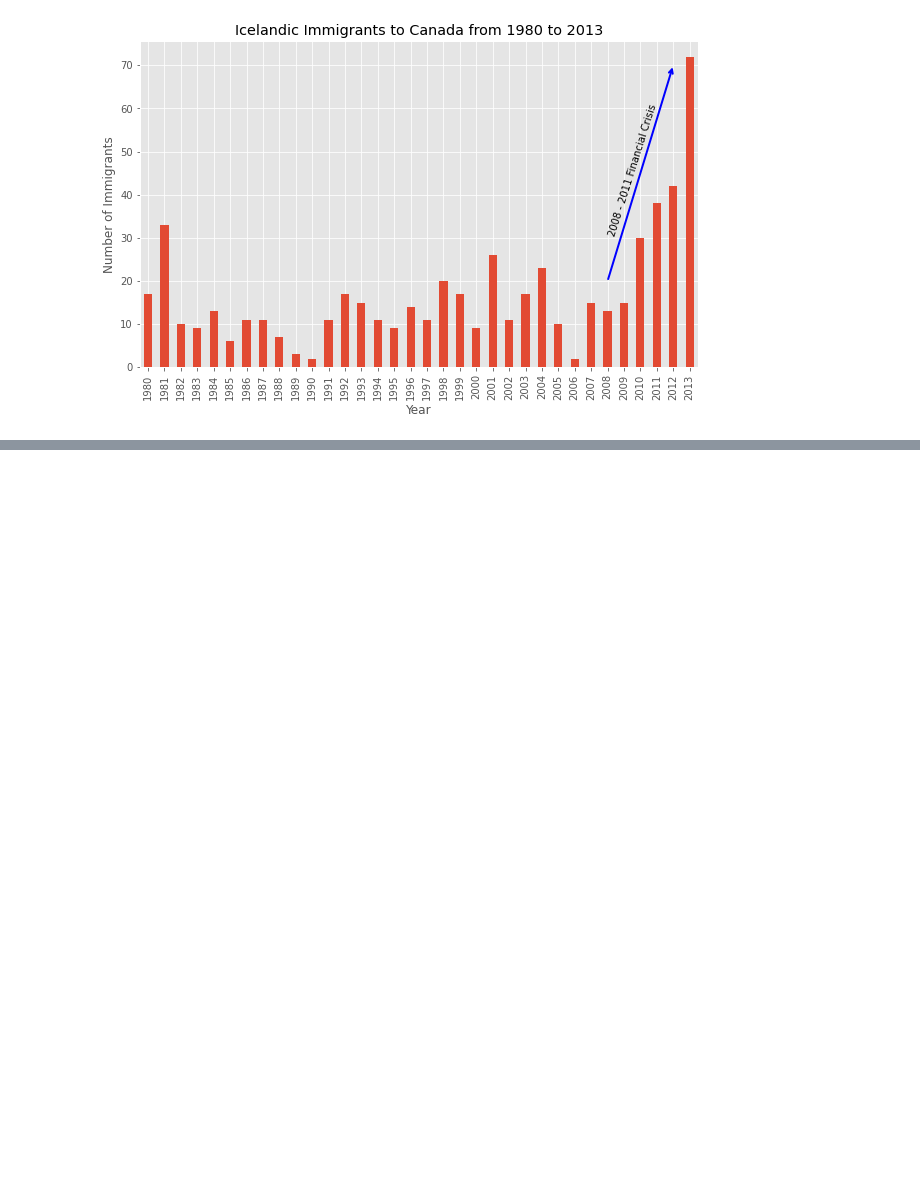
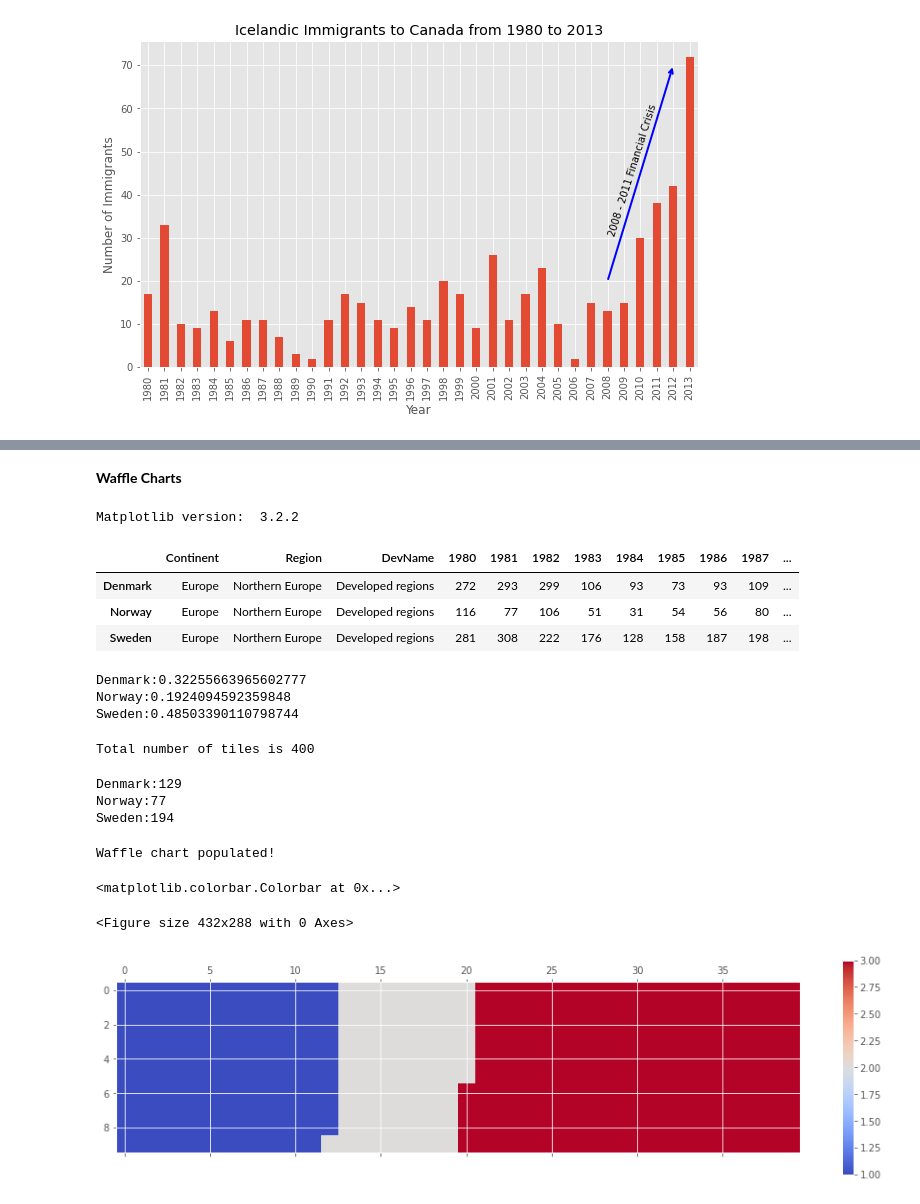
Before and after one commit to Wandazz/DataScienceDTS, a Jupyter notebook: Immigration to Canada IBM Dataset.ipynb, the cells around one changed output, grey strips where cells are left out. Drawn from its saved outputs; the diff is of its cells as text; code cells hidden in the pictures; blank space fills up the shorter version.

```diff
--- a/Immigration to Canada IBM Dataset.ipynb
+++ b/Immigration to Canada IBM Dataset.ipynb
@@ -682,0 +693,64 @@ plt.show()
+# %% [markdown]
+**Waffle Charts**
+# %%
+import matplotlib.patches as mpatches
+mpl.style.use('ggplot')
+print ('Matplotlib version: ', mpl.__version__)
+# %% [output]
+Matplotlib version:  3.2.2
+# %%
+df_dsn = df_can.loc[['Denmark','Norway','Sweden'],:]
+df_dsn
+# %% [output]
+|  | Continent | Region | DevName | 1980 | 1981 | 1982 | 1983 | 1984 | 1985 | 1986 | 1987 | ... |
+| Denmark | Europe | Northern Europe | Developed regions | 272 | 293 | 299 | 106 | 93 | 73 | 93 | 109 | ... |
+| Norway | Europe | Northern Europe | Developed regions | 116 | 77 | 106 | 51 | 31 | 54 | 56 | 80 | ... |
+| Sweden | Europe | Northern Europe | Developed regions | 281 | 308 | 222 | 176 | 128 | 158 | 187 | 198 | ... |
+# %%
+total_values = sum(df_dsn['Total'])
+category_proportions = [(float(value) / total_values) for value in df_dsn['Total']]
+for i, proportion in enumerate(category_proportions):
+  print(df_dsn.index.values[i] + ':' + str(proportion))
+# %% [output]
+Denmark:0.32255663965602777
+Norway:0.1924094592359848
+Sweden:0.48503390110798744
+# %%
+width = 40
+height = 10
+
+total_num_tiles = width * height
+print('Total number of tiles is', total_num_tiles)
+# %% [output]
+Total number of tiles is 400
+# %%
+tiles_per_category = [round(proportion * total_num_tiles) for proportion in category_proportions]
+for i, tiles in enumerate(tiles_per_category):
+  print(df_dsn.index.values[i] + ':' + str(tiles))
+# %% [output]
+Denmark:129
+Norway:77
+Sweden:194
+# %%
+waffle_chart = np.zeros((height, width))
+category_index = 0
+tile_index = 0
+for col in range(width):
+    for row in range(height):
+        tile_index += 1
+        if tile_index > sum(tiles_per_category[0:category_index]):
+            category_index += 1
+        waffle_chart[row, col] = category_index
+
+print ('Waffle chart populated!')
+# %% [output]
+Waffle chart populated!
+# %%
+fig = plt.figure()
+colormap = plt.cm.coolwarm
+plt.matshow(waffle_chart, cmap=colormap)
+plt.colorbar()
+# %% [output]
+<matplotlib.colorbar.Colorbar at 0x...>
+<Figure size 432x288 with 0 Axes>
+[figure, added]
```
Also changed, not shown: parts of 24 cells of this notebook.
